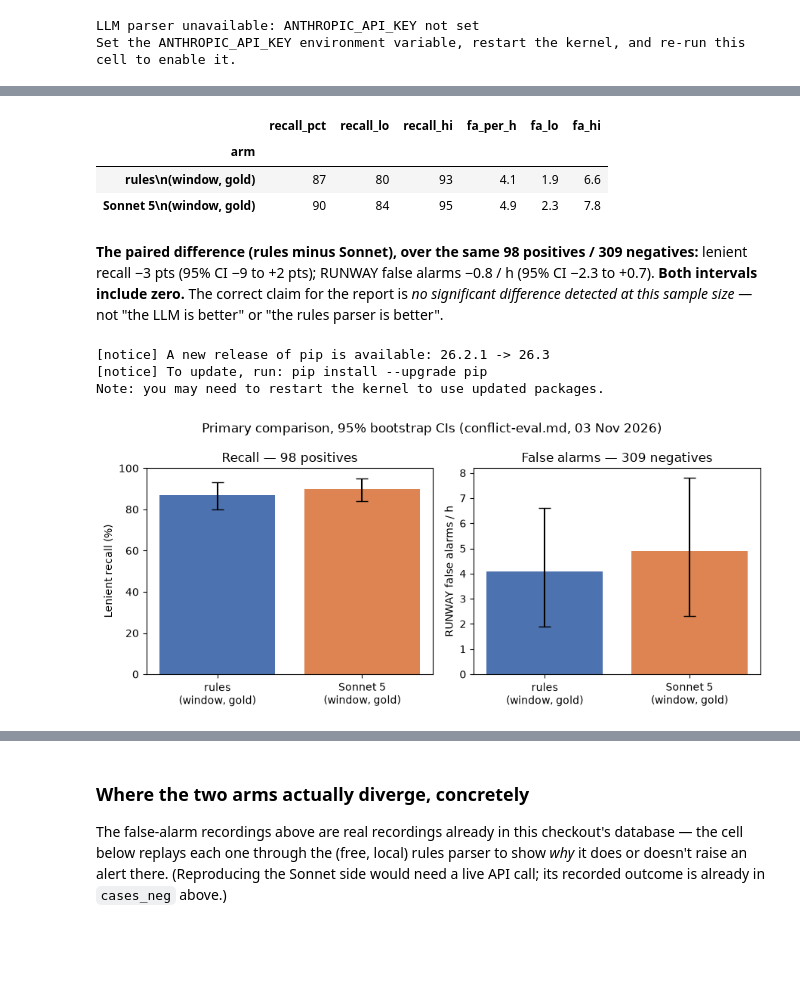
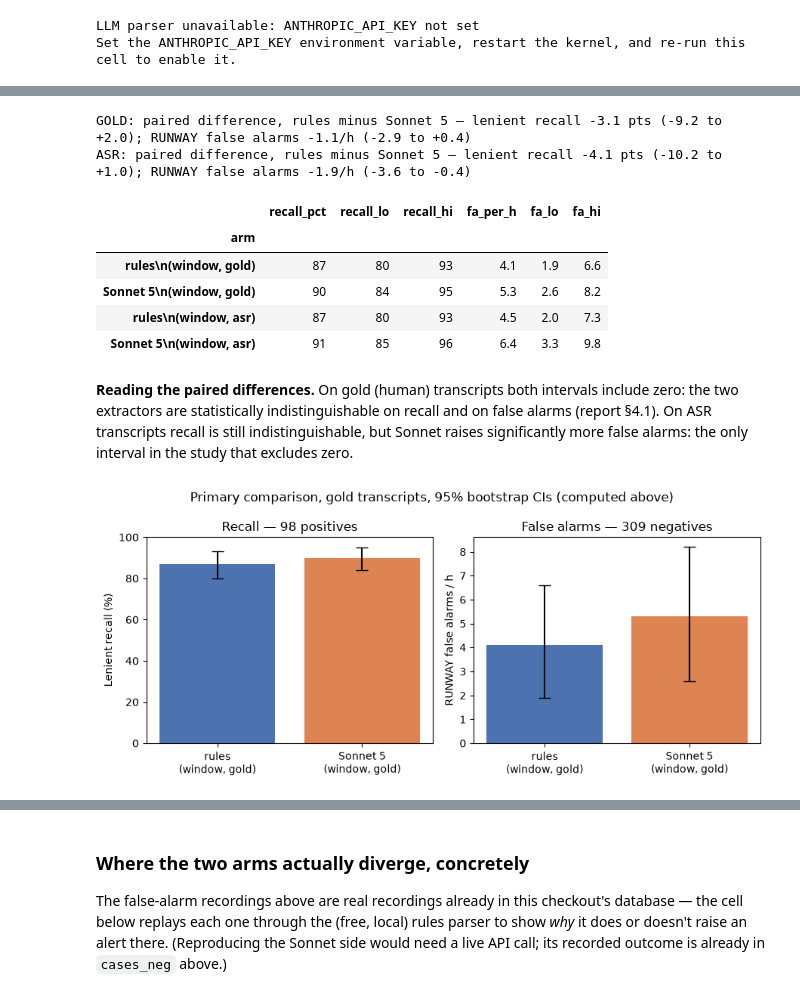
Before and after one commit to DonChiaQE/nst2046, a Jupyter notebook: notebooks/milestone2_pipeline_walkthrough.ipynb, the cells around one changed output, grey strips where cells are left out. Drawn from its saved outputs; the diff is of its cells as text; code cells hidden in the pictures; blank space fills up the shorter version.

```diff
--- a/notebooks/milestone2_pipeline_walkthrough.ipynb
+++ b/notebooks/milestone2_pipeline_walkthrough.ipynb
@@ -275,45 +278,76 @@ python scripts/eval_conflicts.py report
 # %%
-# Pre-registered primary comparison (spec addendum A.5): rules vs Sonnet 5, window context, human (gold) transcripts.
-# Source: docs/results/conflict-eval.md, "Primary comparison (pre-registered)", generated 03 Nov 2026.
-primary = pd.DataFrame([
-    {"arm": "rules\n(window, gold)",   "recall_pct": 87, "recall_lo": 80, "recall_hi": 93,
-     "fa_per_h": 4.1, "fa_lo": 1.9, "fa_hi": 6.6},
-    {"arm": "Sonnet 5\n(window, gold)", "recall_pct": 90, "recall_lo": 84, "recall_hi": 95,
-     "fa_per_h": 4.9, "fa_lo": 2.3, "fa_hi": 7.8},
-]).set_index("arm")
-primary
+# Pre-registered primary comparison (spec addendum A.5): rules vs Sonnet 5, window context, gold and ASR transcripts.
+# Computed live from the committed evaluation rows: no database, no API call.
+import csv
+from atcdb.evaluate import PRIMARY, PRIMARY_ASR, read_rows, read_verdicts
+from atcdb.eval_report import arm_summary, primary_differences, taxonomy as verdict_counts
+
+valid = {int(r["recording_id"]) for r in csv.DictReader(open(ROOT / "data/labels/injection_check.csv"))
+         if r["valid"] == "yes"}
+verdicts = read_verdicts(csv.DictReader(open(ROOT / "data/labels/adjudication_A.csv")))
+
+def arm_rows(arm):
+    """One arm's stored rows, keeping only the positives the second rater accepted (as the report does)."""
+    rows = read_rows(ROOT / "data/eval/conflicts" / f"{arm.name}.jsonl")
+    return [r for r in rows if r["set"] != "positives" or r["recording_id"] in valid]
+
+def summary_row(label, rows):
+    s = arm_summary(rows, verdicts)
+    lo, hi = s["recall_ci"]
+    flo, fhi = s["fa_RUNWAY_ci"]
+    return {"arm": label, "recall_pct": round(100 * s["recall"]["lenient"] / s["recall"]["n"]),
+            "recall_lo": round(100 * lo), "recall_hi": round(100 * hi),
+            "fa_per_h": round(s["fa_RUNWAY"], 1), "fa_lo": round(flo, 1), "fa_hi": round(fhi, 1)}
+
+rows_by_arm, diffs, tables = {}, {}, {}
+for transcript, (rules_arm, sonnet_arm) in (("gold", PRIMARY), ("asr", PRIMARY_ASR)):
+    rows_by_arm[rules_arm.name], rows_by_arm[sonnet_arm.name] = arm_rows(rules_arm), arm_rows(sonnet_arm)
+    tables[transcript] = pd.DataFrame([
+        summary_row(f"rules\n(window, {transcript})", rows_by_arm[rules_arm.name]),
+        summary_row(f"Sonnet 5\n(window, {transcript})", rows_by_arm[sonnet_arm.name]),
+    ]).set_index("arm")
+    diffs[transcript] = primary_differences(rows_by_arm[rules_arm.name], rows_by_arm[sonnet_arm.name], verdicts)
+
+primary = tables["gold"]          # the pre-registered comparison, plotted below
+for transcript, d in diffs.items():
+    (r, rlo, rhi), (f, flo, fhi) = d["recall"], d["fa"]
+    print(f"{transcript.upper()}: paired difference, rules minus Sonnet 5 — "
+          f"lenient recall {100 * r:+.1f} pts ({100 * rlo:+.1f} to {100 * rhi:+.1f}); "
+          f"RUNWAY false alarms {f:+.1f}/h ({flo:+.1f} to {fhi:+.1f})")
+pd.concat(tables.values())
 # %% [output]
+GOLD: paired difference, rules minus Sonnet 5 — lenient recall -3.1 pts (-9.2 to +2.0); RUNWAY false alarms -1.1/h (-2.9 to +0.4)
+ASR: paired difference, rules minus Sonnet 5 — lenient recall -4.1 pts (-10.2 to +1.0); RUNWAY false alarms -1.9/h (-3.6 to -0.4)
 |  | recall_pct | recall_lo | recall_hi | fa_per_h | fa_lo | fa_hi |
 | arm |  |  |  |  |  |  |
 | rules\n(window, gold) | 87 | 80 | 93 | 4.1 | 1.9 | 6.6 |
-| Sonnet 5\n(window, gold) | 90 | 84 | 95 | 4.9 | 2.3 | 7.8 |
+| Sonnet 5\n(window, gold) | 90 | 84 | 95 | 5.3 | 2.6 | 8.2 |
+| rules\n(window, asr) | 87 | 80 | 93 | 4.5 | 2.0 | 7.3 |
+| Sonnet 5\n(window, asr) | 91 | 85 | 96 | 6.4 | 3.3 | 9.8 |
 # %% [markdown]
-**The paired difference (rules minus Sonnet), over the same 98 positives / 309 negatives:**
-lenient recall −3 pts (95% CI −9 to +2 pts); RUNWAY false alarms −0.8 / h (95% CI −2.3 to +0.7). **Both intervals
-include zero.** The correct claim for the report is *no significant difference detected at this sample size* —
-not "the LLM is better" or "the rules parser is better".
+**Reading the paired differences.** On gold (human) transcripts both intervals include zero: the two extractors
+are statistically indistinguishable on recall and on false alarms (report §4.1). On ASR transcripts recall is still
+indistinguishable, but Sonnet raises significantly more false alarms: the only interval in the study that excludes
+zero.
 # %%
 %pip install -q matplotlib
 import matplotlib.pyplot as plt
 
 fig, axes = plt.subplots(1, 2, figsize=(9, 4))
 
 axes[0].bar(primary.index, primary["recall_pct"],
            yerr=[primary["recall_pct"] - primary["recall_lo"], primary["recall_hi"] - primary["recall_pct"]],
            capsize=6, color=["#4C72B0", "#DD8452"])
 axes[0].set_ylabel("Lenient recall (%)"); axes[0].set_title("Recall — 98 positives"); axes[0].set_ylim(0, 100)
 
 axes[1].bar(primary.index, primary["fa_per_h"],
            yerr=[primary["fa_per_h"] - primary["fa_lo"], primary["fa_hi"] - primary["fa_per_h"]],
            capsize=6, color=["#4C72B0", "#DD8452"])
 axes[1].set_ylabel("RUNWAY false alarms / h"); axes[1].set_title("False alarms — 309 negatives")
 
-fig.suptitle("Primary comparison, 95% bootstrap CIs (conflict-eval.md, 03 Nov 2026)")
+fig.suptitle("Primary comparison, gold transcripts, 95% bootstrap CIs (computed above)")
 plt.tight_layout()
 plt.show()
 # %% [output]
-[notice] A new release of pip is available: 26.2.1 -> 26.3
-[notice] To update, run: pip install --upgrade pip
-Note: you may need to restart the kernel to use updated packages.
-[figure, old version]
+[figure, new version]
 # %%
```
Also changed, not shown: parts of 14 cells of this notebook, 1 other file.
